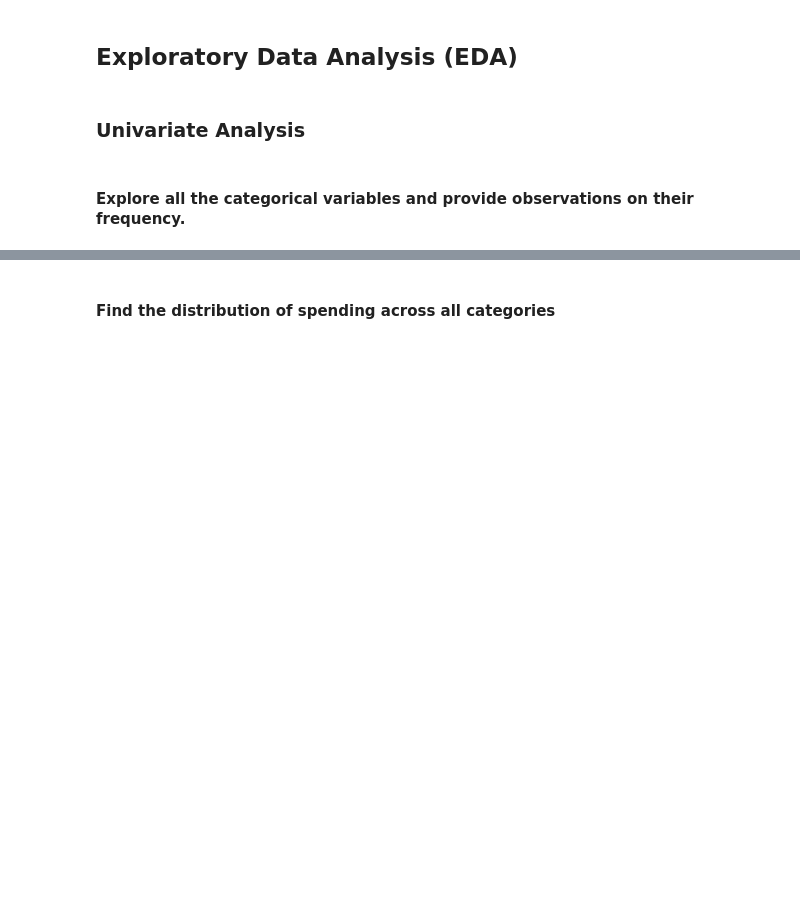
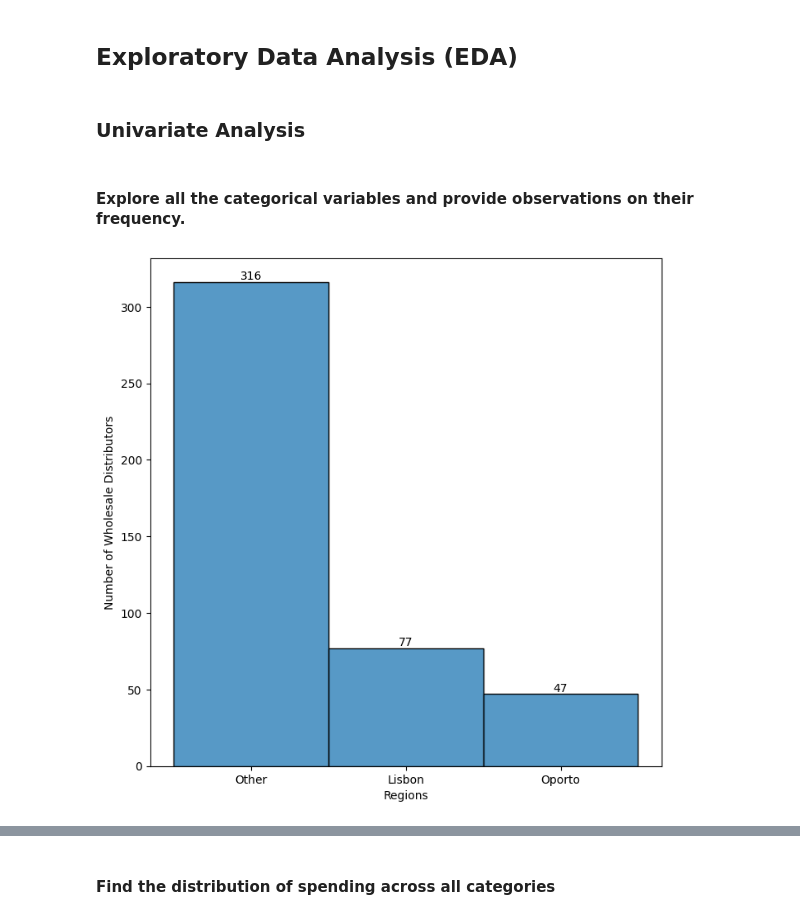
Before and after one commit to devopsopenshift/python, a Jupyter notebook: guided_project/PDS_Extended_Project_LearnerNotebook_Student_file.ipynb, the cells around one changed output, grey strips where cells are left out. Drawn from its saved outputs; the diff is of its cells as text; code cells hidden in the pictures; blank space fills up the shorter version.

```diff
--- a/guided_project/PDS_Extended_Project_LearnerNotebook_Student_file.ipynb
+++ b/guided_project/PDS_Extended_Project_LearnerNotebook_Student_file.ipynb
@@ -47,7 +47,7 @@ warnings.filterwarnings("ignore")
 ## Loading the data
 # %%
 # Read the data
-df = pd.read_csv('_______') ## Fill the blank to read the data
+df = pd.read_csv('Wholesale Customer.csv') ## Fill the blank to read the data
 # %%
 # Returns the first 5 rows
 df.head()
@@ -89,10 +122,15 @@ df.'_______' ## Write the appropriate function to print the statistical summary
 # %%
 plt.figure(figsize=(8, 8))
 
-sns.'______'(data=df, x='Region')  ## Complete the code to plot the graph
+p=sns.histplot(data=df, x='Region')  ## Complete the code to plot the graph
+for c in p.containers:
+  p.bar_label(c,  label_type='edge')
+
 plt.xlabel('Regions')
 plt.ylabel('Number of Wholesale Distributors')
 plt.show()
+# %% [output]
+[figure, added]
 # %%
 plt.figure(figsize=(8, 8))
 
```
Also changed, not shown: parts of 28 cells of this notebook.
